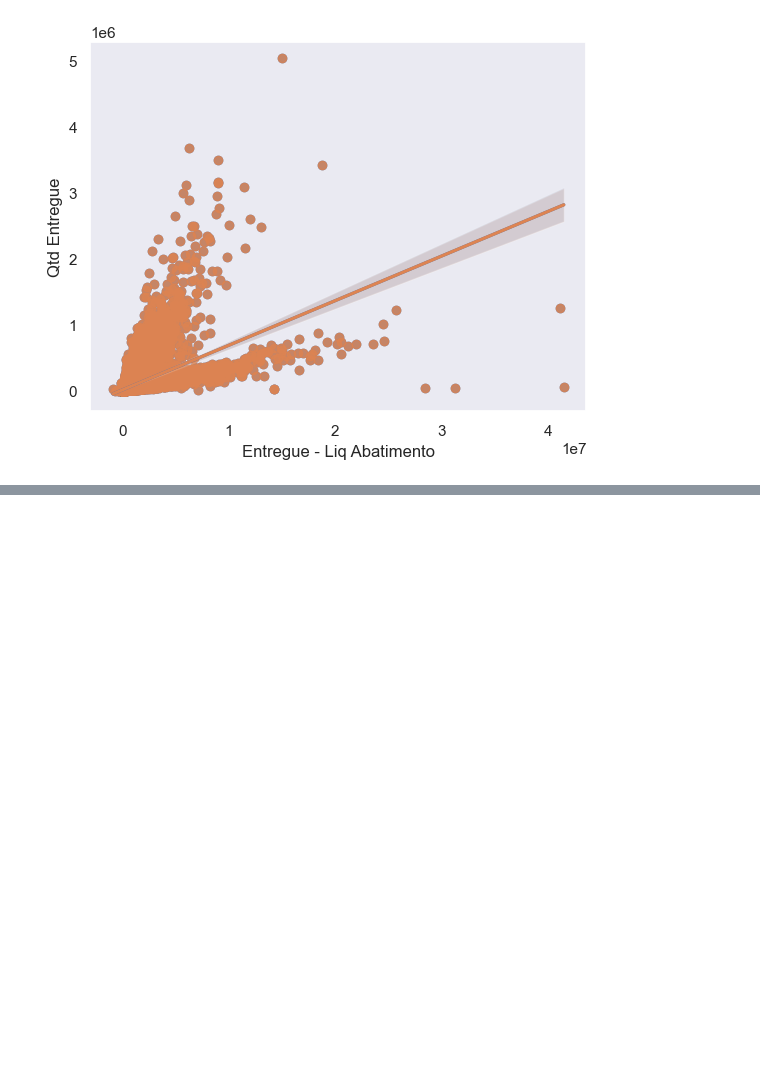
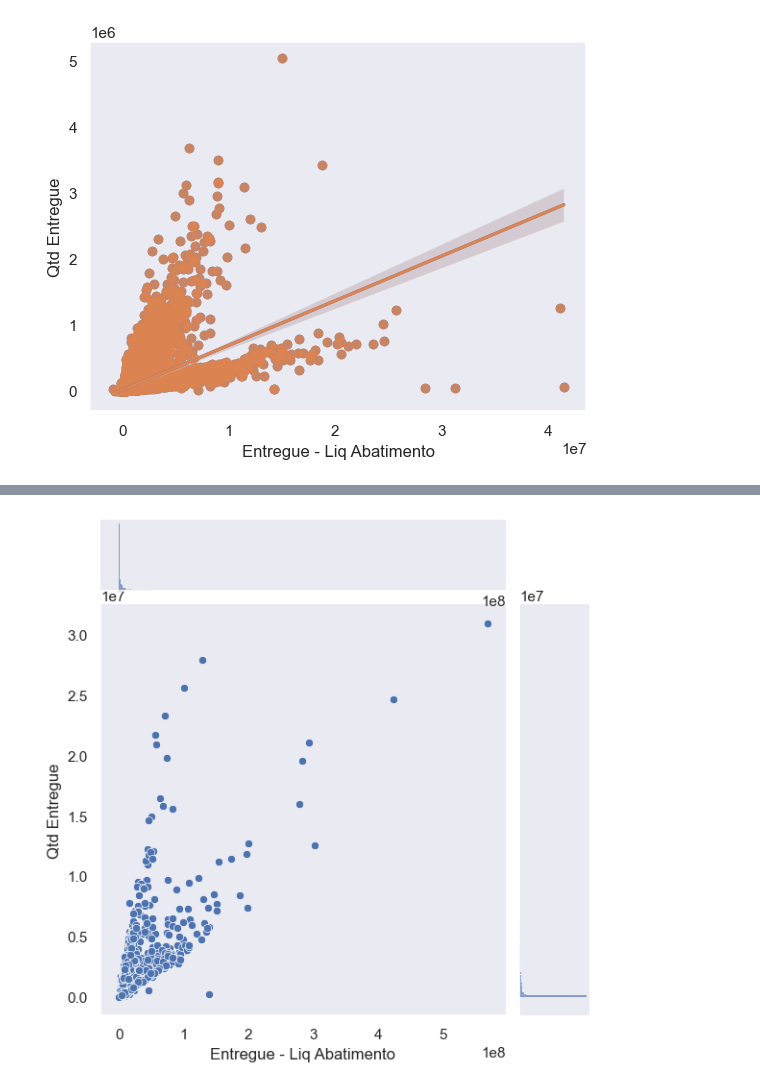
Before and after one commit to diullio/final_project_ada, a Jupyter notebook: teste.ipynb, the cells around one changed output, grey strips where cells are left out. Saved outputs shown, nothing was run; the diff lists cells and outputs as text; code cells hidden in the pictures; blank space fills up the shorter version.

```diff
--- a/teste.ipynb
+++ b/teste.ipynb
@@ -208,0 +317,5 @@ plt.show()
+# %%
+sns.jointplot(data=df_ano, x='Entregue - Liq Abatimento', y='Qtd Entregue')
+plt.show()
+# %% [output]
+[figure, added]
```
Also changed, not shown: parts of 13 cells of this notebook.
